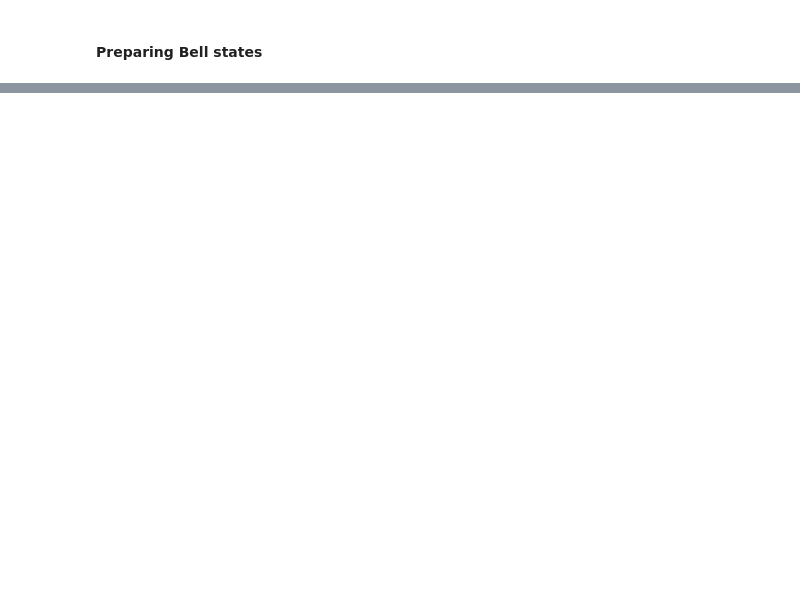
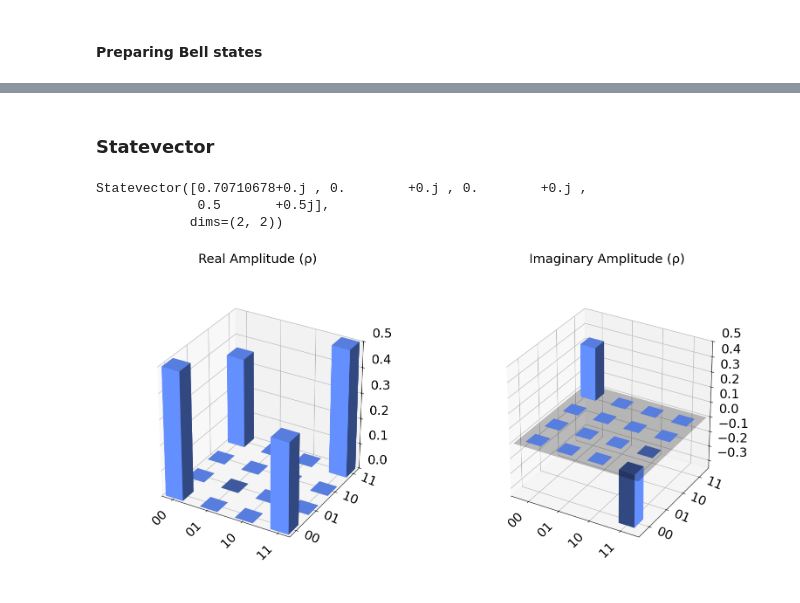
Before and after one commit to padlewsk/acoustic-projects, a Jupyter notebook: wavebit/simulation/pyhton/theory_validation.ipynb, the cells around one changed output, grey strips where cells are left out. Cells and saved outputs as stored; diff of their text form; code cells hidden in the pictures; blank space fills up the shorter version.

```diff
--- a/wavebit/simulation/pyhton/theory_validation.ipynb
+++ b/wavebit/simulation/pyhton/theory_validation.ipynb
@@ -289,0 +39,22 @@ plot_histogram(results5.get_counts())
+# %% [markdown]
+### Statevector
+# %%
+
+statevector_simulator = StatevectorSimulator()
+
+#Transpile the circuit for the simulator
+compiled_circuit = transpile(qc1, statevector_simulator)
+
+# Execute the circuit on the simulator
+job = statevector_simulator.run(compiled_circuit)
+results1b = job.result()
+
+# Get the statevector
+statevector = results1b.get_statevector(qc1)
+print(statevector)
+plot_state_city(statevector)
+# %% [output]
+Statevector([0.70710678+0.j , 0.        +0.j , 0.        +0.j ,
+             0.5       +0.5j],
+            dims=(2, 2))
+[figure, added]
```
Also changed, not shown: parts of 59 cells of this notebook, 2 other files.
